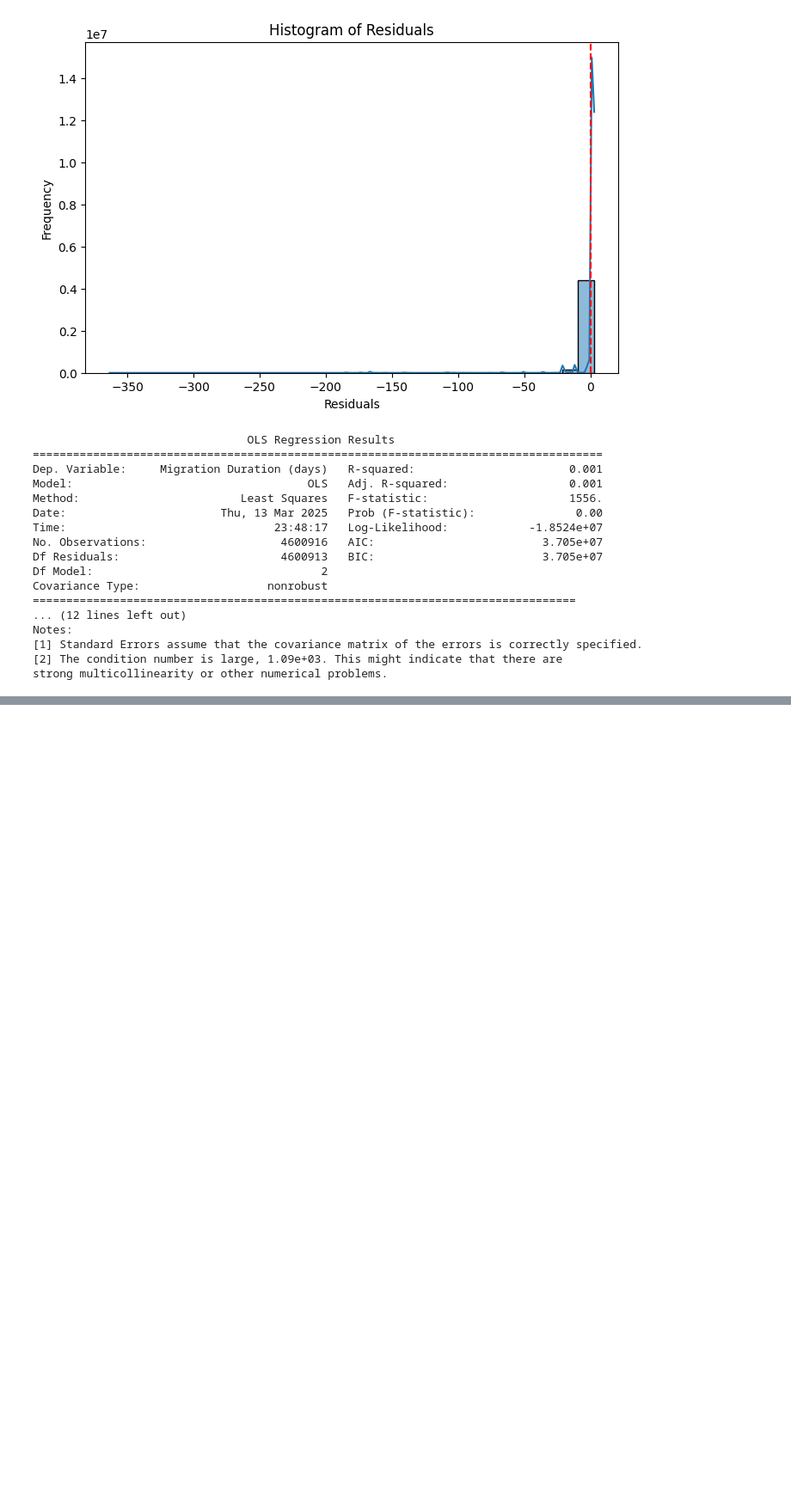
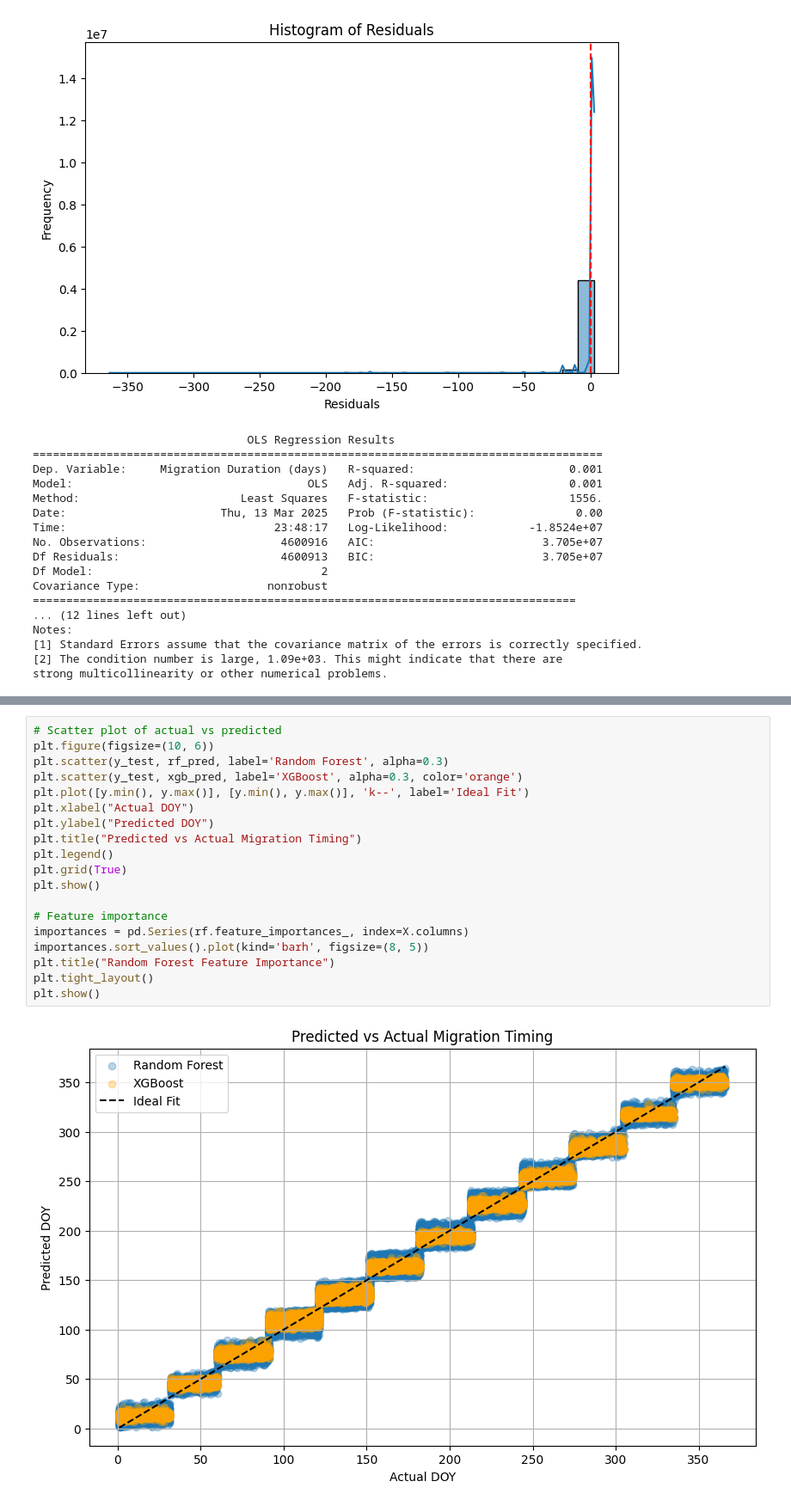
Before and after one commit to Fdogbe1/Capstone, a Jupyter notebook: Capstone.ipynb, the cells around one changed output, grey strips where cells are left out. Shown at 86% size. Drawn from its saved outputs; the diff is of its cells as text; blank space fills up the shorter version.

```diff
--- a/Capstone.ipynb
+++ b/Capstone.ipynb
@@ -1206,0 +1920,21 @@ plt.show()
+# %%
+# Scatter plot of actual vs predicted
+plt.figure(figsize=(10, 6))
+plt.scatter(y_test, rf_pred, label='Random Forest', alpha=0.3)
+plt.scatter(y_test, xgb_pred, label='XGBoost', alpha=0.3, color='orange')
+plt.plot([y.min(), y.max()], [y.min(), y.max()], 'k--', label='Ideal Fit')
+plt.xlabel("Actual DOY")
+plt.ylabel("Predicted DOY")
+plt.title("Predicted vs Actual Migration Timing")
+plt.legend()
+plt.grid(True)
+plt.show()
+
+# Feature importance
+importances = pd.Series(rf.feature_importances_, index=X.columns)
+importances.sort_values().plot(kind='barh', figsize=(8, 5))
+plt.title("Random Forest Feature Importance")
+plt.tight_layout()
+plt.show()
+# %% [output]
+[figure, added]
```
Also changed, not shown: parts of 19 cells of this notebook.
